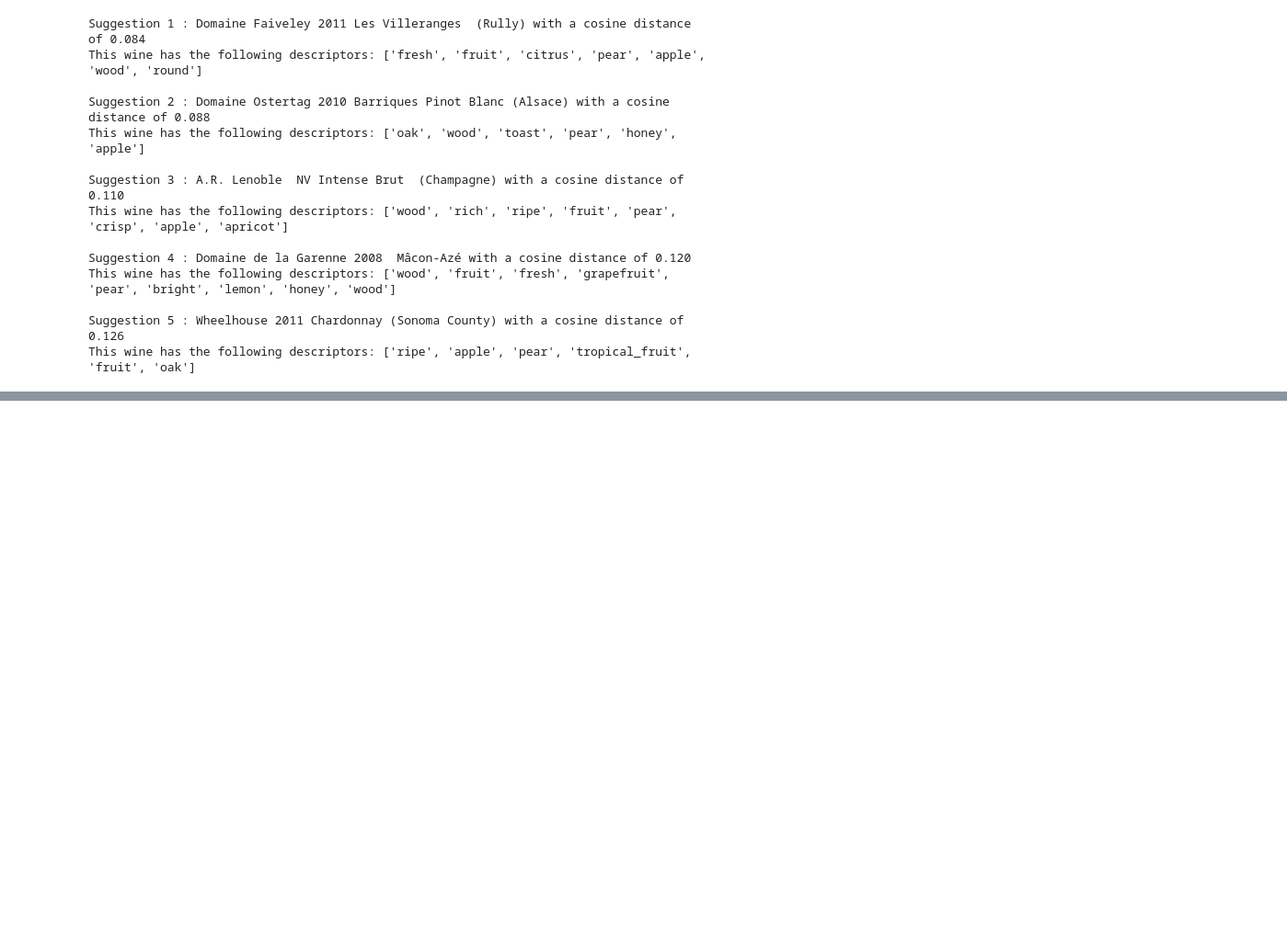
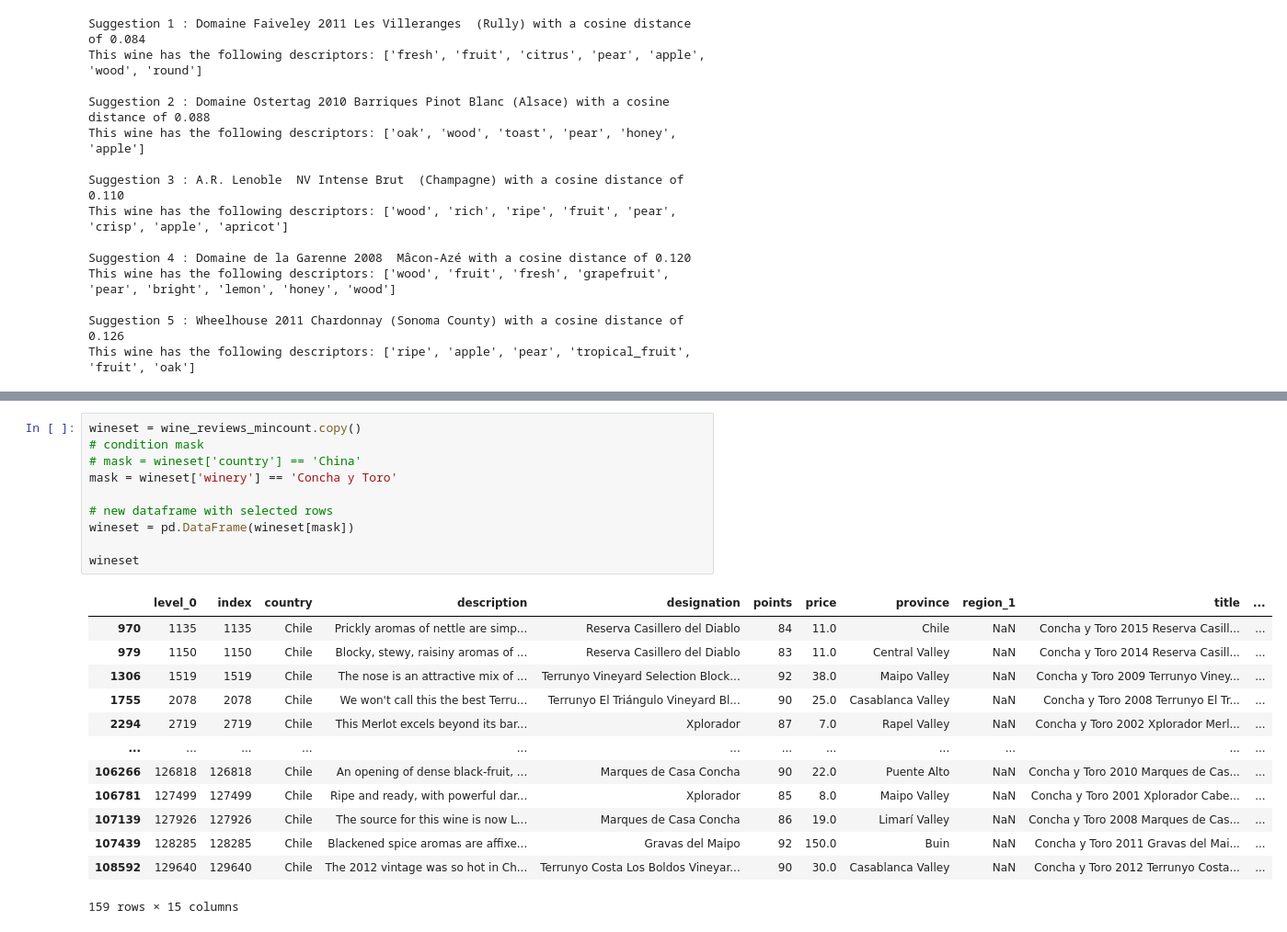
Before and after one commit to JordiSod/bright_toast, a Jupyter notebook: minimal_stuff_to_run.ipynb, the cells around one changed output, grey strips where cells are left out. Shown at 92% size. Cells and saved outputs as stored; diff of their text form; blank space fills up the shorter version.

```diff
--- a/minimal_stuff_to_run.ipynb
+++ b/minimal_stuff_to_run.ipynb
@@ -70,0 +143,24 @@ This wine has the following descriptors: ['ripe', 'apple', 'pear', 'tropical_fru
+# %%
+wineset = wine_reviews_mincount.copy()
+# condition mask
+# mask = wineset['country'] == 'China'
+mask = wineset['winery'] == 'Concha y Toro'
+
+# new dataframe with selected rows
+wineset = pd.DataFrame(wineset[mask])
+
+wineset
+# %% [output]
+|  | level_0 | index | country | description | designation | points | price | province | region_1 | title | ... |
+| 970 | 1135 | 1135 | Chile | Prickly aromas of nettle are simp... | Reserva Casillero del Diablo | 84 | 11.0 | Chile | NaN | Concha y Toro 2015 Reserva Casill... | ... |
+| 979 | 1150 | 1150 | Chile | Blocky, stewy, raisiny aromas of ... | Reserva Casillero del Diablo | 83 | 11.0 | Central Valley | NaN | Concha y Toro 2014 Reserva Casill... | ... |
+| 1306 | 1519 | 1519 | Chile | The nose is an attractive mix of ... | Terrunyo Vineyard Selection Block... | 92 | 38.0 | Maipo Valley | NaN | Concha y Toro 2009 Terrunyo Viney... | ... |
+| 1755 | 2078 | 2078 | Chile | We won't call this the best Terru... | Terrunyo El Triángulo Vineyard Bl... | 90 | 25.0 | Casablanca Valley | NaN | Concha y Toro 2008 Terrunyo El Tr... | ... |
+| 2294 | 2719 | 2719 | Chile | This Merlot excels beyond its bar... | Xplorador | 87 | 7.0 | Rapel Valley | NaN | Concha y Toro 2002 Xplorador Merl... | ... |
+| ... | ... | ... | ... | ... | ... | ... | ... | ... | ... | ... | ... |
+| 106266 | 126818 | 126818 | Chile | An opening of dense black-fruit, ... | Marques de Casa Concha | 90 | 22.0 | Puente Alto | NaN | Concha y Toro 2010 Marques de Cas... | ... |
+| 106781 | 127499 | 127499 | Chile | Ripe and ready, with powerful dar... | Xplorador | 85 | 8.0 | Maipo Valley | NaN | Concha y Toro 2001 Xplorador Cabe... | ... |
+| 107139 | 127926 | 127926 | Chile | The source for this wine is now L... | Marques de Casa Concha | 86 | 19.0 | Limarí Valley | NaN | Concha y Toro 2008 Marques de Cas... | ... |
+| 107439 | 128285 | 128285 | Chile | Blackened spice aromas are affixe... | Gravas del Maipo | 92 | 150.0 | Buin | NaN | Concha y Toro 2011 Gravas del Mai... | ... |
+| 108592 | 129640 | 129640 | Chile | The 2012 vintage was so hot in Ch... | Terrunyo Costa Los Boldos Vineyar... | 90 | 30.0 | Casablanca Valley | NaN | Concha y Toro 2012 Terrunyo Costa... | ... |
+159 rows × 15 columns
```
Also changed, not shown: parts of 11 cells of this notebook.
